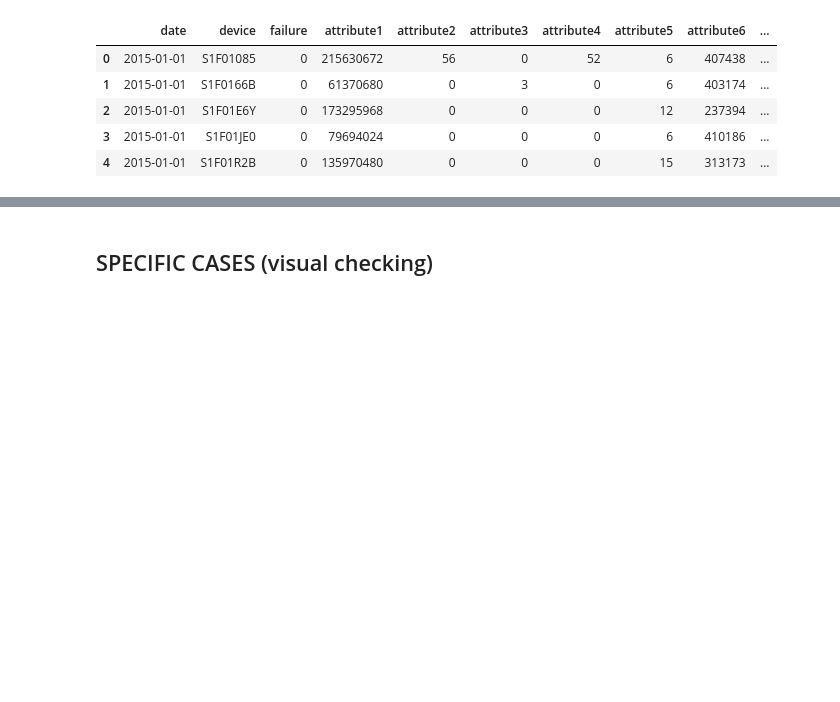
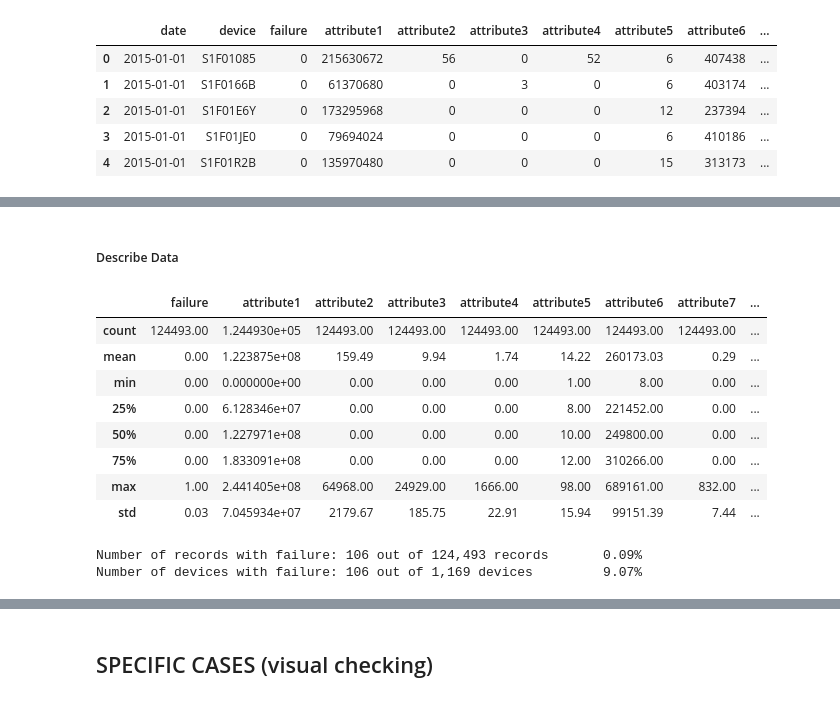
Before and after one commit to rafands/Meli_Tech_Challenge, a Jupyter notebook: prevision_de_falla.ipynb, the cells around one changed output, grey strips where cells are left out. Cells and saved outputs as stored; diff of their text form; code cells hidden in the pictures; blank space fills up the shorter version.

```diff
--- a/prevision_de_falla.ipynb
+++ b/prevision_de_falla.ipynb
@@ -10,5 +12,8 @@ import numpy as np
 # %%
-df = pd.read_csv('full_devices.csv', encoding_errors='ignore')
+df_orig = pd.read_csv('full_devices.csv', encoding_errors='ignore')
+
+# We will keep an original copy of the
+df = df_orig.copy()
 print(df.shape)
 df.head()
 # %% [output]
@@ -21,0 +29,6 @@ df.head()
+# %%
+print(f'len(df) before drop_duplicates:\t {len(df):,}')
+print(f'len(df) after drop_duplicates:\t {len(df.drop_duplicates()):,}')
+print(f'diff:\t\t\t\t {len(df)-len(df.drop_duplicates()):,}')
+
+df.drop_duplicates(inplace=True)
@@ -21,0 +76,3 @@ df.head()
+# %%
+df.drop(columns='attribute8', axis=1, inplace=True)
+df.head()
@@ -21,0 +103,3 @@ df.head()
+# %%
+# We will need to convert 'date' column to datetime format
+df['date_dt'] = pd.to_datetime(df['date'])
@@ -21,0 +117,21 @@ df.head()
+# %% [markdown]
+##### Describe Data
+# %%
+df.describe().round(2)
+# %% [output]
+|  | failure | attribute1 | attribute2 | attribute3 | attribute4 | attribute5 | attribute6 | attribute7 | ... |
+| count | 124493.00 | 1.244930e+05 | 124493.00 | 124493.00 | 124493.00 | 124493.00 | 124493.00 | 124493.00 | ... |
+| mean | 0.00 | 1.223875e+08 | 159.49 | 9.94 | 1.74 | 14.22 | 260173.03 | 0.29 | ... |
+| min | 0.00 | 0.000000e+00 | 0.00 | 0.00 | 0.00 | 1.00 | 8.00 | 0.00 | ... |
+| 25% | 0.00 | 6.128346e+07 | 0.00 | 0.00 | 0.00 | 8.00 | 221452.00 | 0.00 | ... |
+| 50% | 0.00 | 1.227971e+08 | 0.00 | 0.00 | 0.00 | 10.00 | 249800.00 | 0.00 | ... |
+| 75% | 0.00 | 1.833091e+08 | 0.00 | 0.00 | 0.00 | 12.00 | 310266.00 | 0.00 | ... |
+| max | 1.00 | 2.441405e+08 | 64968.00 | 24929.00 | 1666.00 | 98.00 | 689161.00 | 832.00 | ... |
+| std | 0.03 | 7.045934e+07 | 2179.67 | 185.75 | 22.91 | 15.94 | 99151.39 | 7.44 | ... |
+# %%
+# FAILURE distribution
+print(f'Number of records with failure: {len(df[df['failure']==1])} out of {len(df):,} records \t {round((len(df[df['failure']==1])/len(df))*100,2)}%')
+print(f'Number of devices with failure: {len(df[df['failure']==1])} out of {df.device.nunique():,} devices \t {round((len(df[df['failure']==1])/df.device.nunique())*100,2)}%')
+# %% [output]
+Number of records with failure: 106 out of 124,493 records       0.09%
+Number of devices with failure: 106 out of 1,169 devices         9.07%
```
Also changed, not shown: parts of 57 cells of this notebook.
